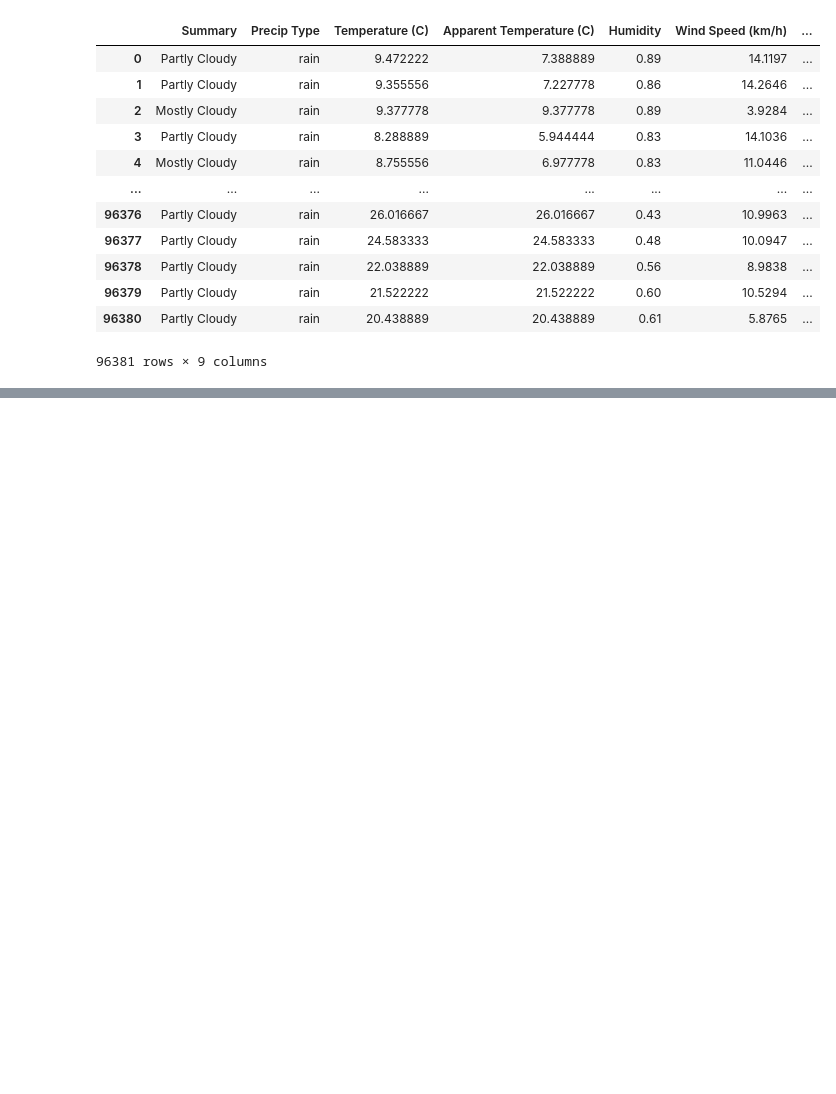
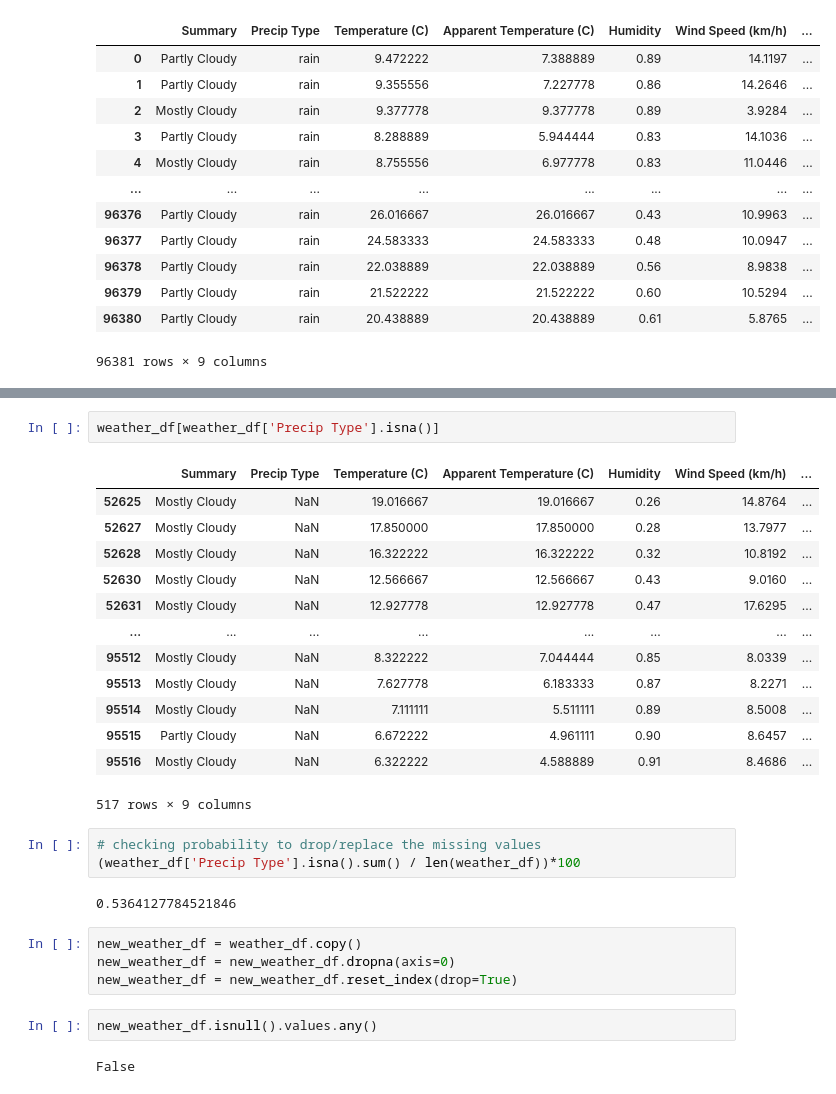
Before and after one commit to jasmeen848/temperature-prediction-model, a Jupyter notebook: TemperaturePredictionRegression.ipynb, the cells around one changed output, grey strips where cells are left out. Saved outputs shown, nothing was run; the diff lists cells and outputs as text; blank space fills up the shorter version.

Commit message:
handling missing values

```diff
--- a/TemperaturePredictionRegression.ipynb
+++ b/TemperaturePredictionRegression.ipynb
@@ -185,0 +208,29 @@ weather_df
+# %%
+weather_df[weather_df['Precip Type'].isna()]
+# %% [output]
+|  | Summary | Precip Type | Temperature (C) | Apparent Temperature (C) | Humidity | Wind Speed (km/h) | ... |
+| 52625 | Mostly Cloudy | NaN | 19.016667 | 19.016667 | 0.26 | 14.8764 | ... |
+| 52627 | Mostly Cloudy | NaN | 17.850000 | 17.850000 | 0.28 | 13.7977 | ... |
+| 52628 | Mostly Cloudy | NaN | 16.322222 | 16.322222 | 0.32 | 10.8192 | ... |
+| 52630 | Mostly Cloudy | NaN | 12.566667 | 12.566667 | 0.43 | 9.0160 | ... |
+| 52631 | Mostly Cloudy | NaN | 12.927778 | 12.927778 | 0.47 | 17.6295 | ... |
+| ... | ... | ... | ... | ... | ... | ... | ... |
+| 95512 | Mostly Cloudy | NaN | 8.322222 | 7.044444 | 0.85 | 8.0339 | ... |
+| 95513 | Mostly Cloudy | NaN | 7.627778 | 6.183333 | 0.87 | 8.2271 | ... |
+| 95514 | Mostly Cloudy | NaN | 7.111111 | 5.511111 | 0.89 | 8.5008 | ... |
+| 95515 | Partly Cloudy | NaN | 6.672222 | 4.961111 | 0.90 | 8.6457 | ... |
+| 95516 | Mostly Cloudy | NaN | 6.322222 | 4.588889 | 0.91 | 8.4686 | ... |
+517 rows × 9 columns
+# %%
+# checking probability to drop/replace the missing values
+(weather_df['Precip Type'].isna().sum() / len(weather_df))*100
+# %% [output]
+0.5364127784521846
+# %%
+new_weather_df = weather_df.copy()
+new_weather_df = new_weather_df.dropna(axis=0)
+new_weather_df = new_weather_df.reset_index(drop=True)
+# %%
+new_weather_df.isnull().values.any()
+# %% [output]
+False
```
Also changed, not shown: parts of 3 cells of this notebook.
